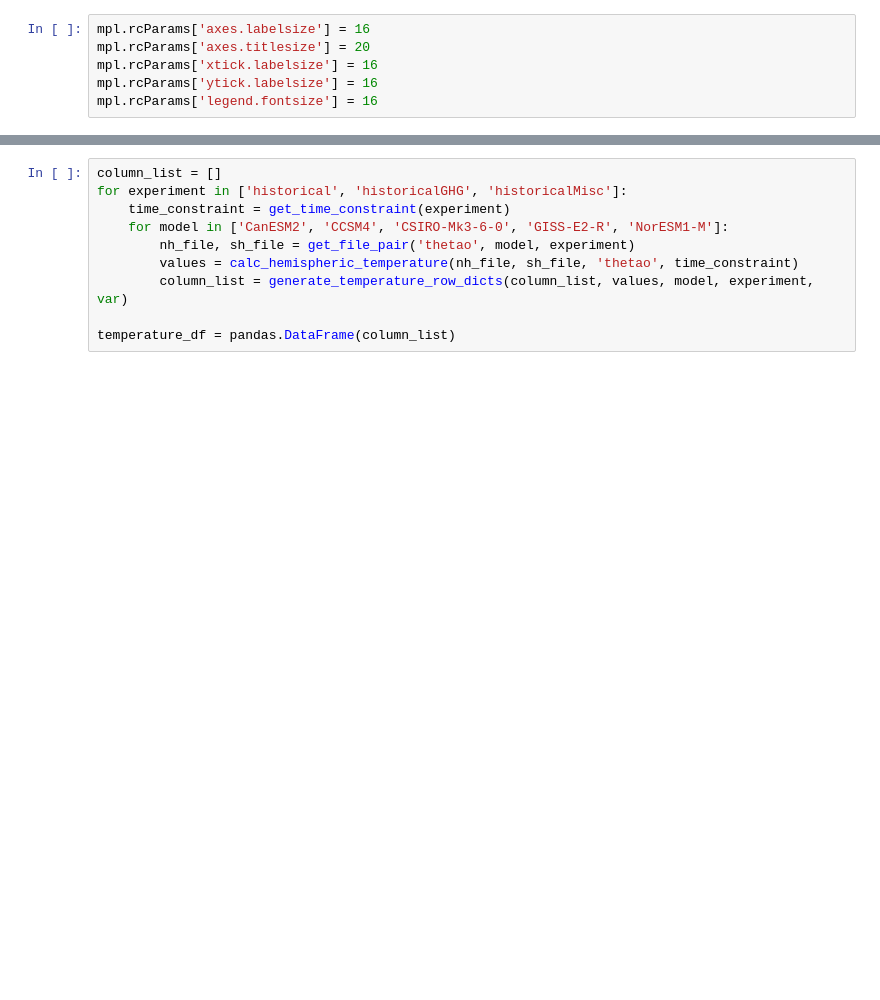
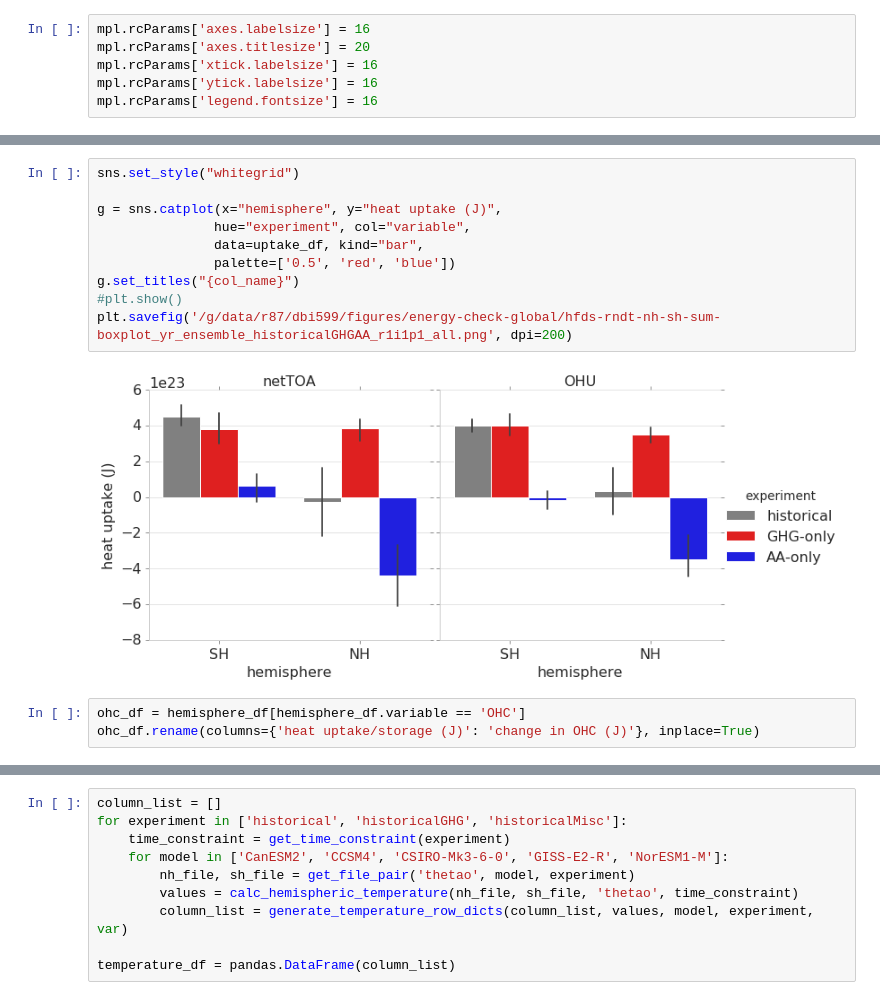
Before and after one commit to DamienIrving/ocean-analysis, a Jupyter notebook: development/hemispheric_boxplot.ipynb, the cells around one changed output, grey strips where cells are left out. Drawn from its saved outputs; the diff is of its cells as text; blank space fills up the shorter version.

```diff
--- a/development/hemispheric_boxplot.ipynb
+++ b/development/hemispheric_boxplot.ipynb
@@ -185,0 +189,15 @@ plt.savefig('/g/data/r87/dbi599/figures/energy-check-global/ohc-hfds-rndt-nh-sh-
+# %%
+sns.set_style("whitegrid")
+
+g = sns.catplot(x="hemisphere", y="heat uptake (J)",
+               hue="experiment", col="variable",
+               data=uptake_df, kind="bar",
+               palette=['0.5', 'red', 'blue'])
+g.set_titles("{col_name}")
+#plt.show()
+plt.savefig('/g/data/r87/dbi599/figures/energy-check-global/hfds-rndt-nh-sh-sum-boxplot_yr_ensemble_historicalGHGAA_r1i1p1_all.png', dpi=200)
+# %% [output]
+[figure, added]
+# %%
+ohc_df = hemisphere_df[hemisphere_df.variable == 'OHC']
+ohc_df.rename(columns={'heat uptake/storage (J)': 'change in OHC (J)'}, inplace=True)
```
Also changed, not shown: parts of 5 cells of this notebook.
